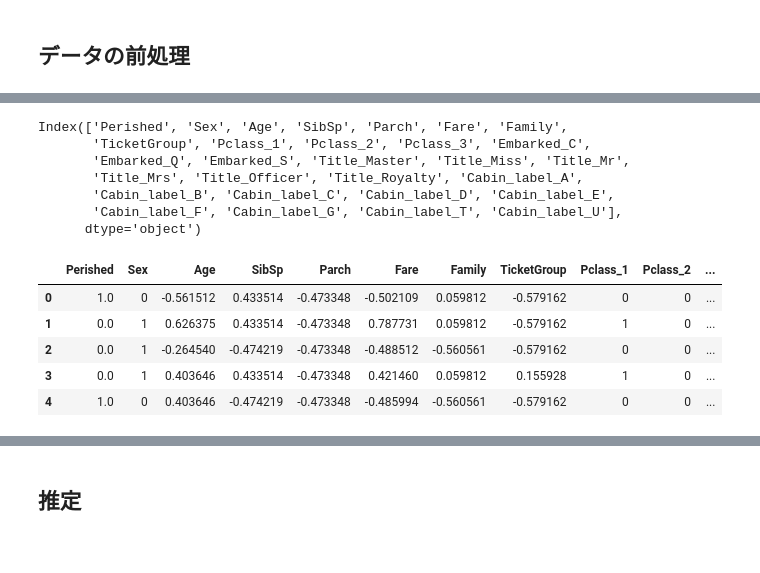
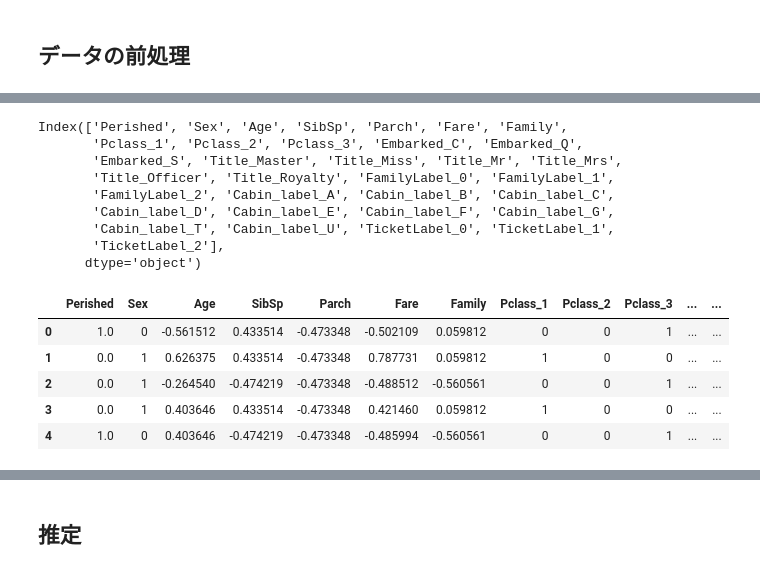
Before and after one commit to maki8maki/GCI2023Winter, a Jupyter notebook: competition1.ipynb, the cells around one changed output, grey strips where cells are left out. Cells and saved outputs as stored; diff of their text form; code cells hidden in the pictures.

```diff
--- a/competition1.ipynb
+++ b/competition1.ipynb
@@ -295,55 +324,93 @@ df['Title'].replace(['Mme', 'Ms'], 'Mrs', inplace=True)
 df['Title'].replace(['Mlle'], 'Miss', inplace=True)
 df['Title'].replace(['Jonkheer'], 'Master', inplace=True)
 
+# 名字の抽出、同じ苗字の人を数える
+df['Surname'] = df['Name'].map(lambda name:name.split(',')[0].strip())
+df['FamilyGroup'] = df['Surname'].map(df.iloc[:train_size]['Surname'].value_counts())
+def familygroup2label(x):
+    if x in [5, 7]:
+        return 0
+    elif x in[6, 9]:
+        return 1
+    else:
+        return 2
+df['FamilyLabel'] = df['FamilyGroup'].map(familygroup2label)
+
+# 女性子供の家族
+Female_Child_Group=df.loc[(df['FamilyGroup']>=2) & ((df['Age']<=16) | (df['Sex']=='female'))]
+Female_Child_List=Female_Child_Group.groupby('Surname')['Perished'].mean()
+
+# 成人男性の家族
+Male_Adult_Group=df.loc[(df['FamilyGroup']>=2) & (df['Age']>16) & (df['Sex']=='male')]
+Male_Adult_List=Male_Adult_Group.groupby('Surname')['Perished'].mean()
+
+# 生存・死亡リストの適用
+Dead_list=set(Female_Child_List[Female_Child_List.apply(lambda x:x==1)].index)
+Survived_list=set(Male_Adult_List[Male_Adult_List.apply(lambda x:x==0)].index)
+df.loc[(df['Perished'].isnull()) & (df['Surname'].apply(lambda x:x in Dead_list)), ['Sex','Age','Title']] = ['male',28.0,'Mr']
+df.loc[(df['Perished'].isnull()) & (df['Surname'].apply(lambda x:x in Survived_list)), ['Sex','Age','Title']] = ['female',5.0,'Mrs']
+
 # 性別の数値化
 df.replace({'Sex': {'male': 0, 'female': 1}}, inplace=True)
 
 # Cabinの欠損値補完と1文字目の取り出し
 df['Cabin'] = df['Cabin'].fillna('Unknown')
 df['Cabin_label']=df['Cabin'].str.get(0) # 先頭の文字が同じ＝同じグループと判断
 
 # Fareの欠損値を Embarked='S', Pclass=3 の平均値で補完
 fare=df.loc[(df['Embarked'] == 'S') & (df['Pclass'] == 3), 'Fare'].median()
 df['Fare']=df['Fare'].fillna(fare)
 
-# 同じチケットの人数を利用（人数は訓練データからのみ得る）
-Ticket_Count = dict(df.iloc[:train_size]['Ticket'].value_counts())
-df['TicketGroup'] = df['Ticket'].map(Ticket_Count)
-
-# 使わない特徴量の削除
-drop_list = ['Cabin', 'Name', 'PassengerId', 'Ticket']
-df.drop(drop_list, axis=1, inplace=True)
-
 # Ageの欠損値補完
 age_df = df[['Age', 'Pclass', 'Sex', 'SibSp', 'Parch', 'Family']]
 unknown_age = age_df[age_df['Age'].isnull()].drop(['Age'], axis=1)
 predicted_age = regression.predict_model(final_gbr, data=unknown_age)
 df.loc[(df['Age'].isnull()), 'Age'] = predicted_age.loc[:, 'prediction_label']
 
+# 同じチケットの人数を利用（人数は訓練データからのみ得る）
+Ticket_Count = dict(df.iloc[:train_size]['Ticket'].value_counts())
+df['TicketGroup'] = df['Ticket'].map(Ticket_Count)
+def ticketgroup2label(x):
+    if x in [5, 6]:
+        return 0
+    elif x in[1, 7]:
+        return 1
+    else:
+        return 2
+df['TicketLabel'] = df['TicketGroup'].map(ticketgroup2label)
+
+# 使わない特徴量の削除
+drop_list = ['Cabin', 'Name', 'PassengerId', 'Ticket', 'TicketGroup', 'Surname', 'FamilyGroup']
+df.drop(drop_list, axis=1, inplace=True)
+
 # カテゴリカル変数をone-hot表現にする
-df['Pclass'] = df['Pclass'].astype(object) # Pclassもダミー変数化する
+df['Pclass'] = df['Pclass'].astype(object)
+df['TicketLabel'] = df['TicketLabel'].astype(object)
+df['FamilyLabel'] = df['FamilyLabel'].astype(object)
 df = pd.get_dummies(df)
 
 # 数値データの正規化
 sc = StandardScaler()
-sc_list = ['Age', 'Fare', 'SibSp', 'Parch', 'Family', 'TicketGroup']
+sc_list = ['Age', 'Fare', 'SibSp', 'Parch', 'Family']
 sc.fit(df.loc[:train_size, sc_list])
 df.loc[:, sc_list] = sc.transform(df.loc[:, sc_list])
 
 print(df.columns)
 df.head()
 # %% [output]
 [interactive output not drawn]
 Index(['Perished', 'Sex', 'Age', 'SibSp', 'Parch', 'Fare', 'Family',
-       'TicketGroup', 'Pclass_1', 'Pclass_2', 'Pclass_3', 'Embarked_C',
-       'Embarked_Q', 'Embarked_S', 'Title_Master', 'Title_Miss', 'Title_Mr',
-       'Title_Mrs', 'Title_Officer', 'Title_Royalty', 'Cabin_label_A',
-       'Cabin_label_B', 'Cabin_label_C', 'Cabin_label_D', 'Cabin_label_E',
-       'Cabin_label_F', 'Cabin_label_G', 'Cabin_label_T', 'Cabin_label_U'],
+       'Pclass_1', 'Pclass_2', 'Pclass_3', 'Embarked_C', 'Embarked_Q',
+       'Embarked_S', 'Title_Master', 'Title_Miss', 'Title_Mr', 'Title_Mrs',
+       'Title_Officer', 'Title_Royalty', 'FamilyLabel_0', 'FamilyLabel_1',
+       'FamilyLabel_2', 'Cabin_label_A', 'Cabin_label_B', 'Cabin_label_C',
+       'Cabin_label_D', 'Cabin_label_E', 'Cabin_label_F', 'Cabin_label_G',
+       'Cabin_label_T', 'Cabin_label_U', 'TicketLabel_0', 'TicketLabel_1',
+       'TicketLabel_2'],
       dtype='object')
-|  | Perished | Sex | Age | SibSp | Parch | Fare | Family | TicketGroup | Pclass_1 | Pclass_2 | ... |
-| 0 | 1.0 | 0 | -0.561512 | 0.433514 | -0.473348 | -0.502109 | 0.059812 | -0.579162 | 0 | 0 | ... |
-| 1 | 0.0 | 1 | 0.626375 | 0.433514 | -0.473348 | 0.787731 | 0.059812 | -0.579162 | 1 | 0 | ... |
-| 2 | 0.0 | 1 | -0.264540 | -0.474219 | -0.473348 | -0.488512 | -0.560561 | -0.579162 | 0 | 0 | ... |
-| 3 | 0.0 | 1 | 0.403646 | 0.433514 | -0.473348 | 0.421460 | 0.059812 | 0.155928 | 1 | 0 | ... |
-| 4 | 1.0 | 0 | 0.403646 | -0.474219 | -0.473348 | -0.485994 | -0.560561 | -0.579162 | 0 | 0 | ... |
+|  | Perished | Sex | Age | SibSp | Parch | Fare | Family | Pclass_1 | Pclass_2 | Pclass_3 | ... | ... |
+| 0 | 1.0 | 0 | -0.561512 | 0.433514 | -0.473348 | -0.502109 | 0.059812 | 0 | 0 | 1 | ... | ... |
+| 1 | 0.0 | 1 | 0.626375 | 0.433514 | -0.473348 | 0.787731 | 0.059812 | 1 | 0 | 0 | ... | ... |
+| 2 | 0.0 | 1 | -0.264540 | -0.474219 | -0.473348 | -0.488512 | -0.560561 | 0 | 0 | 1 | ... | ... |
+| 3 | 0.0 | 1 | 0.403646 | 0.433514 | -0.473348 | 0.421460 | 0.059812 | 1 | 0 | 0 | ... | ... |
+| 4 | 1.0 | 0 | 0.403646 | -0.474219 | -0.473348 | -0.485994 | -0.560561 | 0 | 0 | 1 | ... | ... |
```
Also changed, not shown: parts of 13 cells of this notebook.
